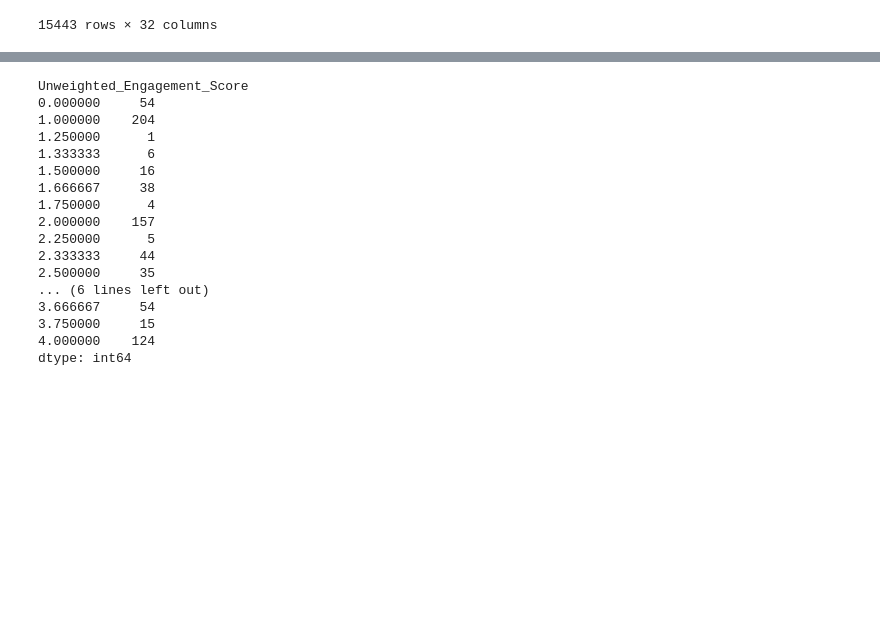
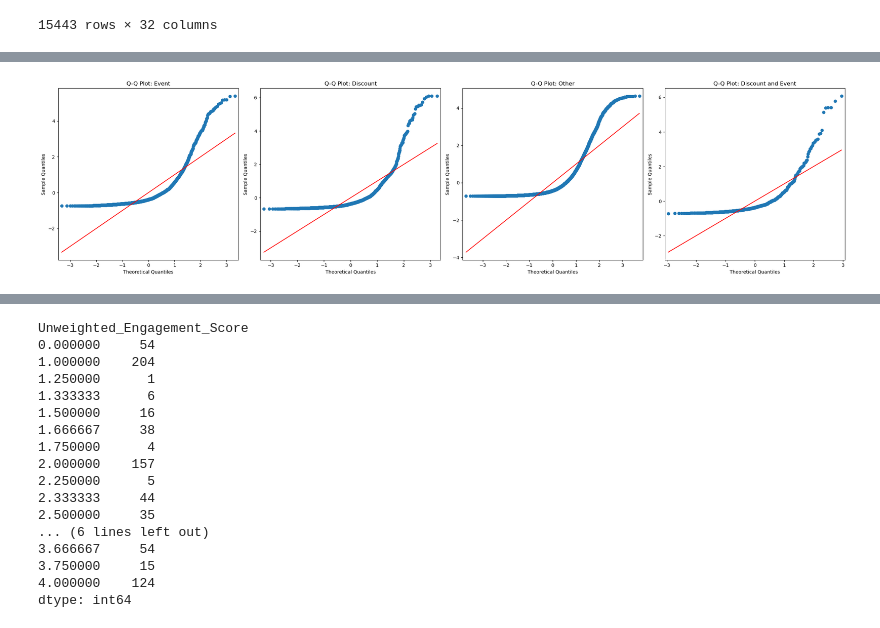
Before and after one commit to alvaarro/DigitalMarketingStrategy, a Jupyter notebook: test_features.ipynb, the cells around one changed output, grey strips where cells are left out. Saved outputs shown, nothing was run; the diff lists cells and outputs as text; code cells hidden in the pictures; blank space fills up the shorter version.

```diff
--- a/test_features.ipynb
+++ b/test_features.ipynb
@@ -325,0 +626,21 @@ post_type_columns1 = ['Link-posts', 'Picture Posts', 'Video-posts']
+# %%
+# Lilliefors Test for each Promotion Status
+print("Lilliefors Test for Normality - Promotion Statuses:")
+for status in ['Event', 'Discount', 'Other', 'Discount and Event']:
+    scores = filtered_df[filtered_df['Promotion Status'] == status]['Unweighted_Engagement_Score'].dropna()
+    if len(scores) > 0:
+        stat, p_value = lilliefors(scores)
+        print(f"{status}: Statistic={stat}, P-value={p_value}")
+    else:
+        print(f"No data available for Promotion Status: {status}")
+print("\n")
+
+# Lilliefors Test for each Post Type
+print("Lilliefors Test for Normality - Post Types:")
+for type_ in ['Picture', 'Video', 'Link']:
+    scores = filtered_df[filtered_df['Post Type'] == type_]['Unweighted_Engagement_Score'].dropna()
+    if len(scores) > 0:
+        stat, p_value = lilliefors(scores)
+        print(f"{type_}: Statistic={stat}, P-value={p_value}")
+    else:
+        print(f"No data available for Post Type: {type_}")
@@ -325,0 +673,24 @@ post_type_columns1 = ['Link-posts', 'Picture Posts', 'Video-posts']
+# %%
+
+
+# Promotion statuses
+promotion_statuses = ['Event', 'Discount', 'Other', 'Discount and Event']  # Now correctly separated
+
+# Set up the matplotlib figure
+plt.figure(figsize=(24, 6))  # Adjust the figure size as needed, increased width for the additional subplot
+
+# Create a subplot for each promotion status
+for i, status in enumerate(promotion_statuses, 1):  # Start enumeration at 1 for subplot indexing
+    subgroup_scores = filtered_df[filtered_df['Promotion Status'] == status]['Unweighted_Engagement_Score'].dropna()
+    if len(subgroup_scores) > 0:  # Check if the subgroup contains data
+        plt.subplot(1, len(promotion_statuses), i)  # 1 row, 4 columns (since we now have 4 statuses), ith subplot
+        sm.qqplot(subgroup_scores, line='s', fit=True, ax=plt.gca())  # 'gca' gets the current axis
+        plt.title(f'Q-Q Plot: {status}')
+    else:
+        print(f"No data available for Promotion Status: {status}")
+
+# Adjust layout to prevent overlap and ensure all titles and axes are visible
+plt.tight_layout()
+plt.show()
+# %% [output]
+[figure, added]
```
Also changed, not shown: parts of 29 cells of this notebook, 2 other files.
